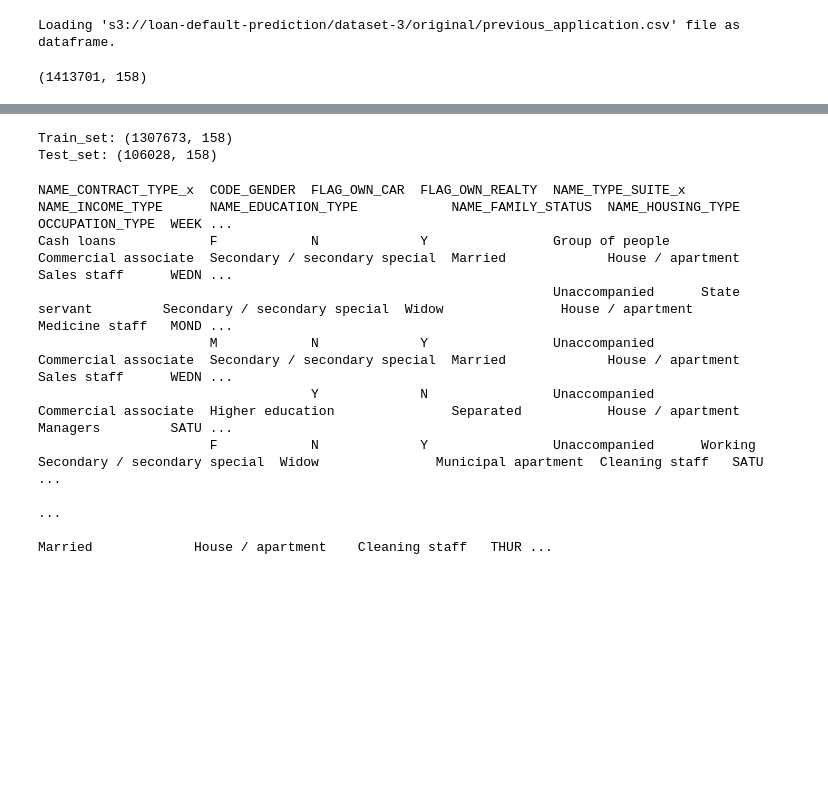
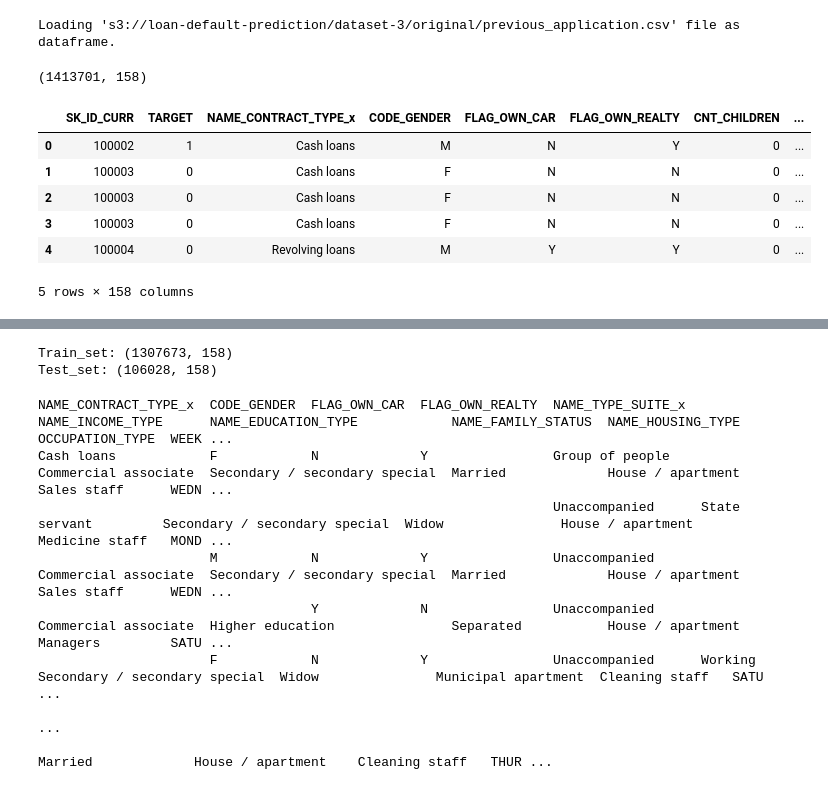
Before and after one commit to CR-Digital-Innovation/loan-default-prediction, a Jupyter notebook: notebooks/temp.ipynb, the cells around one changed output, grey strips where cells are left out. Cells and saved outputs as stored; diff of their text form; code cells hidden in the pictures; blank space fills up the shorter version.

```diff
--- a/notebooks/temp.ipynb
+++ b/notebooks/temp.ipynb
@@ -39,3 +39,13 @@ loan_process_df = pd.merge(applicationDf, previousDf, how="inner", on="SK_ID_CUR
 loan_process_df.shape
 # %% [output]
 (1413701, 158)
+# %%
+loan_process_df.head()
+# %% [output]
+|  | SK_ID_CURR | TARGET | NAME_CONTRACT_TYPE_x | CODE_GENDER | FLAG_OWN_CAR | FLAG_OWN_REALTY | CNT_CHILDREN | ... |
+| 0 | 100002 | 1 | Cash loans | M | N | Y | 0 | ... |
+| 1 | 100003 | 0 | Cash loans | F | N | N | 0 | ... |
+| 2 | 100003 | 0 | Cash loans | F | N | N | 0 | ... |
+| 3 | 100003 | 0 | Cash loans | F | N | N | 0 | ... |
+| 4 | 100004 | 0 | Revolving loans | M | Y | Y | 0 | ... |
+5 rows × 158 columns
```
Also changed, not shown: parts of 8 cells of this notebook, 12 other files.
